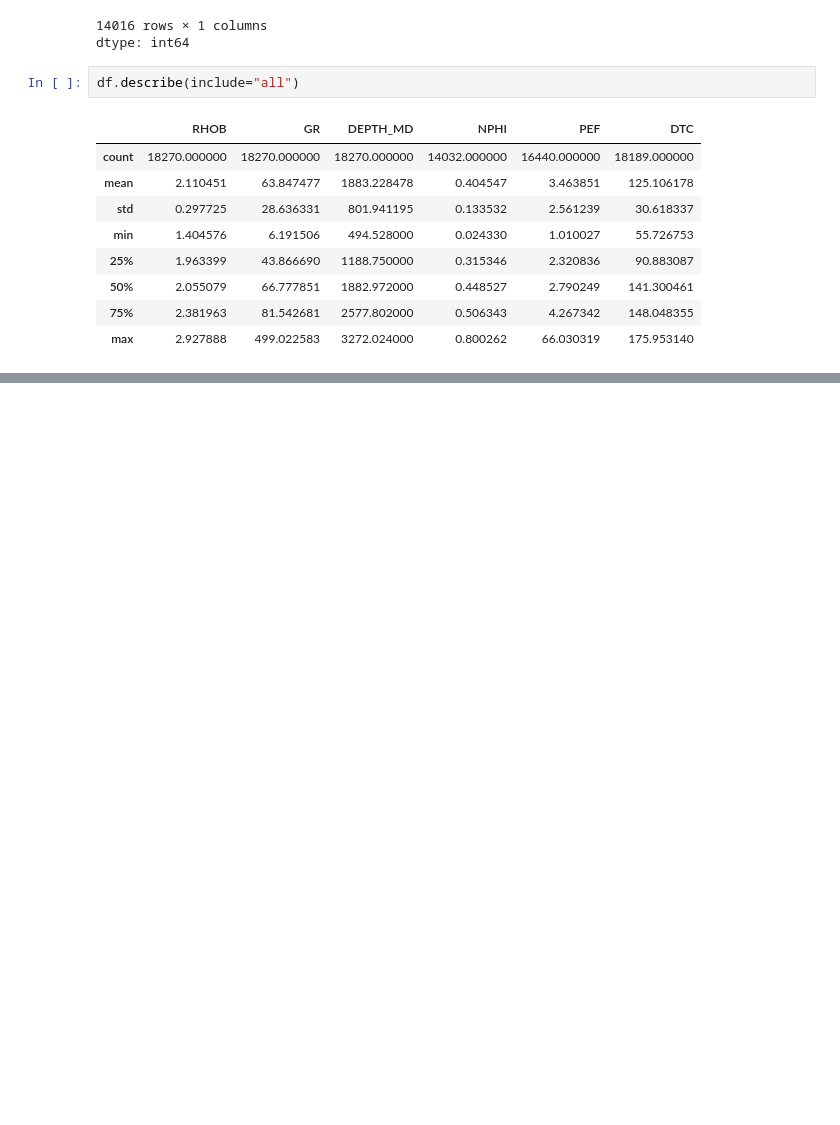
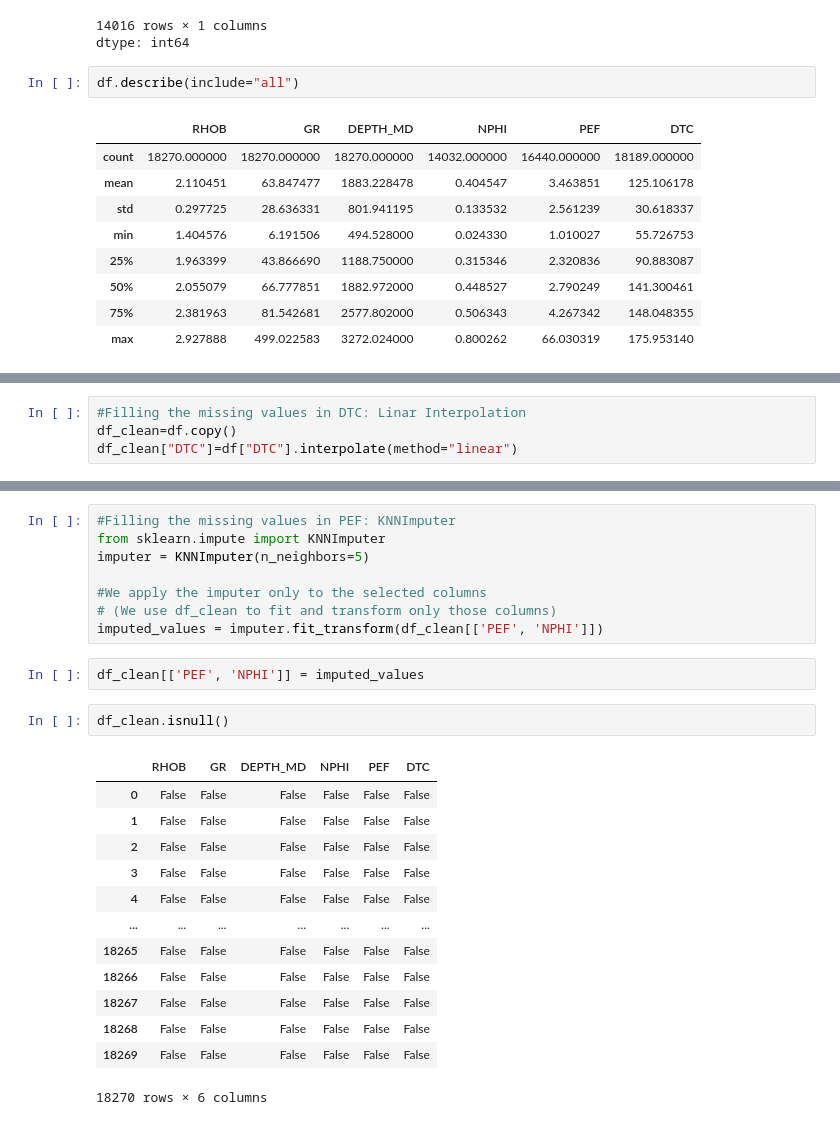
Before and after one commit to ezequielcabeja/Geological-Logging-Dataset, a Jupyter notebook: Geological_Logging_Dataset.ipynb, the cells around one changed output, grey strips where cells are left out. Drawn from its saved outputs; the diff is of its cells as text; blank space fills up the shorter version.

```diff
--- a/Geological_Logging_Dataset.ipynb
+++ b/Geological_Logging_Dataset.ipynb
@@ -148,0 +177,4 @@ df.describe(include="all")
+# %%
+#Filling the missing values in DTC: Linar Interpolation
+df_clean=df.copy()
+df_clean["DTC"]=df["DTC"].interpolate(method="linear")
@@ -148,0 +192,26 @@ df.describe(include="all")
+# %%
+#Filling the missing values in PEF: KNNImputer
+from sklearn.impute import KNNImputer
+imputer = KNNImputer(n_neighbors=5)
+
+#We apply the imputer only to the selected columns
+# (We use df_clean to fit and transform only those columns)
+imputed_values = imputer.fit_transform(df_clean[['PEF', 'NPHI']])
+# %%
+df_clean[['PEF', 'NPHI']] = imputed_values
+# %%
+df_clean.isnull()
+# %% [output]
+|  | RHOB | GR | DEPTH_MD | NPHI | PEF | DTC |
+| 0 | False | False | False | False | False | False |
+| 1 | False | False | False | False | False | False |
+| 2 | False | False | False | False | False | False |
+| 3 | False | False | False | False | False | False |
+| 4 | False | False | False | False | False | False |
+| ... | ... | ... | ... | ... | ... | ... |
+| 18265 | False | False | False | False | False | False |
+| 18266 | False | False | False | False | False | False |
+| 18267 | False | False | False | False | False | False |
+| 18268 | False | False | False | False | False | False |
+| 18269 | False | False | False | False | False | False |
+18270 rows × 6 columns
```
Also changed, not shown: parts of 11 cells of this notebook.
